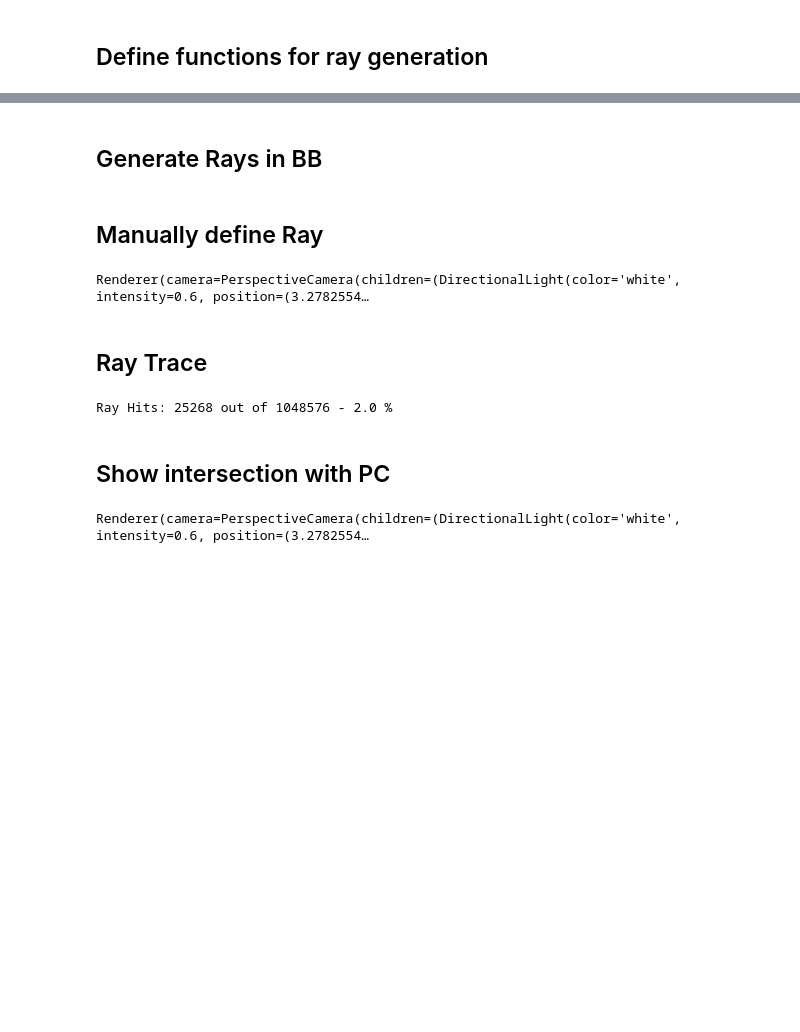
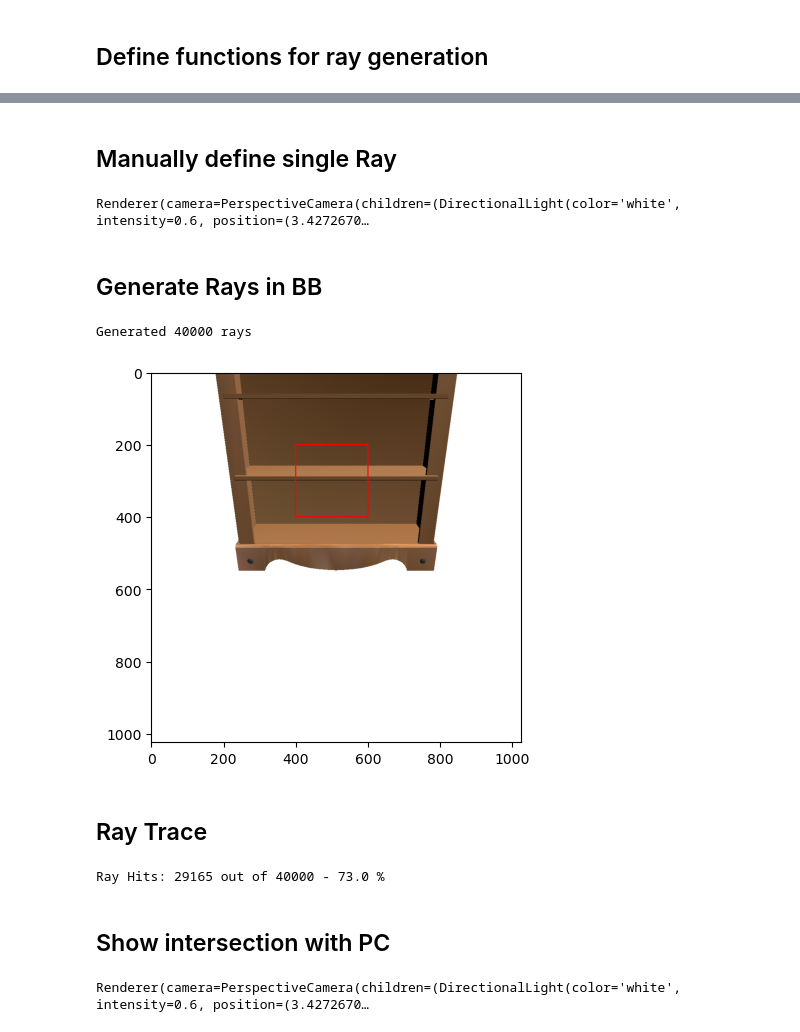
Before and after one commit to n-khalil/SATR-tests, a Jupyter notebook: SPC.ipynb, the cells around one changed output, grey strips where cells are left out. Saved outputs shown, nothing was run; the diff lists cells and outputs as text; code cells hidden in the pictures; blank space fills up the shorter version.

```diff
--- a/SPC.ipynb
+++ b/SPC.ipynb
@@ -153,23 +305,49 @@ Renderer(camera=PerspectiveCamera(children=(DirectionalLight(color='white', inte
 Total of 1048576 rays generated.
+# %% [markdown]
+## Manually define single Ray
+# %%
+ray_o = torch.tensor([[0.,0.5,2.]], device=device)
+# ray_d = torch.tensor([[0,0.,-1]], device=device)
+ray_d = torch.tensor([[ 0.0804, -0.2346, -0.9688]], device=device)
+p = mp.plot(point_cloud, shading={'point_size':0.2, 'point_color':'black'}, return_plot=True)
+p.add_lines(ray_o.cpu().numpy(), (ray_o + 2.*ray_d).cpu().numpy(), shading={'line_size':0.2, 'line_color':'blue'})
+p.add_points(ray_o.cpu().numpy(), shading={'point_size':0.2, 'point_color':'green'})
+plt.show()
+# %% [output]
+Renderer(camera=PerspectiveCamera(children=(DirectionalLight(color='white', intensity=0.6, position=(3.4272670…
 # %% [markdown]
 ## Generate Rays in BB
-# %% [markdown]
-## Manually define Ray
-# %%
-ray_o = torch.tensor([[0.,0.5,2.]], device=device)
-# ray_d = torch.tensor([[0,0.,-1]], device=device)
-ray_d = torch.tensor([[ 0.0804, -0.2346, -0.9688]], device=device)
-p = mp.plot(point_cloud, shading={'point_size':0.2, 'point_color':'black'}, return_plot=True)
-p.add_lines(ray_o.cpu().numpy(), (ray_o + 2.*ray_d).cpu().numpy(), shading={'line_size':0.2, 'line_color':'blue'})
-p.add_points(ray_o.cpu().numpy(), shading={'point_size':0.2, 'point_color':'green'})
-plt.show()
-# %% [output]
-Renderer(camera=PerspectiveCamera(children=(DirectionalLight(color='white', intensity=0.6, position=(3.2782554…
+# %%
+ray_o = []
+ray_d = []
+elev = torch.deg2rad(torch.tensor(25)).to(device)
+azim = torch.deg2rad(torch.tensor(90)).to(device)
+r = 1.5
+fov = np.pi / 3.
+# startX = 310; startY = 280; endX = 350; endY = 350
+startX = 400; startY = 200; endX = 600; endY = 400
+image, face_idx = render_view(elev, azim, r)
+face_idx = face_idx.squeeze().cpu().numpy()
+img_to_show = image.copy()
+eye, look_at, up, right = get_camera_properties(elev, azim, r)
+for row in range(startY, endY):
+        for col in range(startX, endX):
+            pixel = (row, col)
+            rayOrigin, rayDirection = build_ray_at(pixel, eye, up, look_at, right, fov, width=1024, height=1024)
+            ray_o.append(rayOrigin.cpu().numpy())
+            ray_d.append(rayDirection.cpu().numpy())
+ray_o = torch.tensor(np.array(ray_o), device=device)
+ray_d = torch.tensor(np.array(ray_d), device=device)
+print(f'Generated {ray_o.shape[0]} rays')
+cv2.rectangle(img_to_show, (startX, startY), (endX, endY), [255,0,0], 2)
+plt.imshow(img_to_show)
+plt.show()
+# %% [output]
+Generated 40000 rays
+[figure, added]
 # %% [markdown]
 ## Ray Trace
 # %%
-octree, features = spc.octrees, spc.features
-point_hierarchy, pyramid, prefix = spc.point_hierarchies, spc.pyramids[0], spc.exsum
 nugs_ridx, nugs_pidx, depth = kal.render.spc.unbatched_raytrace(
     octree, point_hierarchy, pyramid, prefix, ray_o, ray_d, level)
 masked_nugs = kal.render.spc.mark_pack_boundaries(nugs_ridx)
@@ -179,13 +357,13 @@ ridx = nugs_ridx.long()
 pidx = nugs_pidx.long() - pyramid[1,level]
 print(f'Ray Hits: {ridx.shape[0]} out of {ray_o.shape[0]} - {np.round(ridx.shape[0] / ray_o.shape[0], 2) * 100} %')
 # %% [output]
-Ray Hits: 25268 out of 1048576 - 2.0 %
+Ray Hits: 29165 out of 40000 - 73.0 %
 # %% [markdown]
 ## Show intersection with PC
 # %%
 p = mp.plot(point_cloud, shading={'point_size':0.2, 'point_color':'black'}, return_plot=True)
 p.add_points(ray_o[0].view(1, -1).cpu().numpy(), shading={'point_size':0.5, 'point_color':'green'})
-for i in range(5):
+for i in range(10):
     id_p = np.random.randint(ridx.shape[0])
     p.add_lines(ray_o[0].view(1, -1).cpu().numpy(),
                 (ray_o[0] + 4*ray_d[ridx[id_p]]).view(1, -1).cpu().numpy(),
@@ -194,4 +372,4 @@ for i in range(5):
     p.add_points(m_hit.reshape(1, -1), shading={'point_size':0.5, 'point_color':'blue'})
 plt.show()
 # %% [output]
-Renderer(camera=PerspectiveCamera(children=(DirectionalLight(color='white', intensity=0.6, position=(3.2782554…
+Renderer(camera=PerspectiveCamera(children=(DirectionalLight(color='white', intensity=0.6, position=(3.4272670…
```
Also changed, not shown: parts of 10 cells of this notebook, 1 other file.
